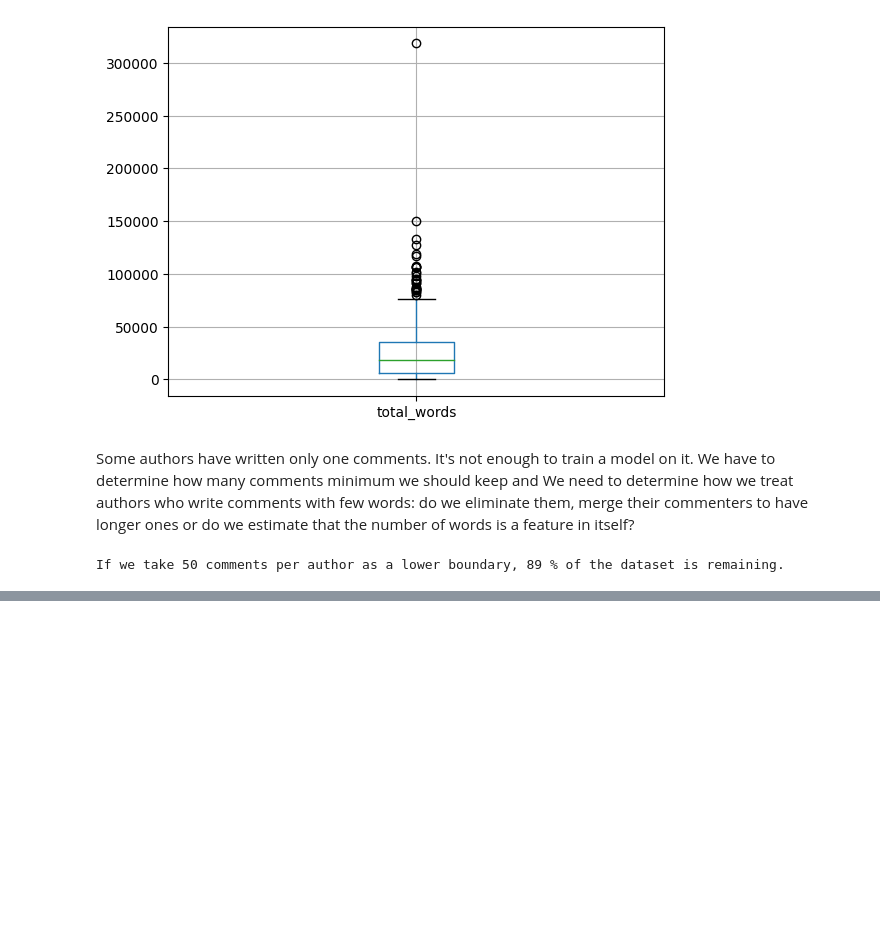
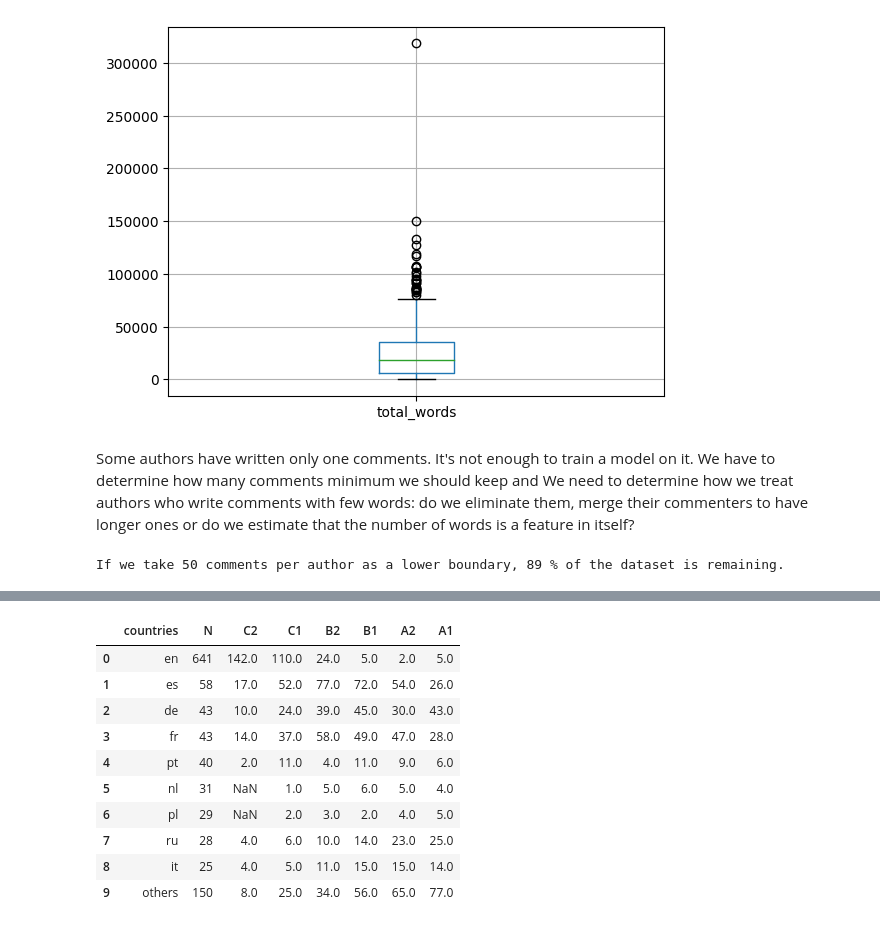
Before and after one commit to CS-433/project2-authclass, a Jupyter notebook: Arthur.ipynb, the cells around one changed output, grey strips where cells are left out. Saved outputs shown, nothing was run; the diff lists cells and outputs as text; code cells hidden in the pictures; blank space fills up the shorter version.

```diff
--- a/Arthur.ipynb
+++ b/Arthur.ipynb
@@ -137,0 +277,4 @@ If we take 50 comments per author as a lower boundary, 89 % of the dataset is re
+# %%
+main_df_final = main_df_not_na[main_df_not_na['total_words'] >= 5000]
+print('There are', len(main_df_final), 'authors who have written more than 5000 words.')
+main_df_final.head()
@@ -137,0 +307,11 @@ If we take 50 comments per author as a lower boundary, 89 % of the dataset is re
+# %%
+# Count native speakers for each language, removing the undesirable characters ', [ and ]
+native = pd.DataFrame(df_hist['N'].apply(lambda x: x.lower().strip("'][").replace("'", '').split(', ')).explode().value_counts().drop('').drop('none').reset_index())
+native.rename(columns = {'index':'countries'}, inplace = True)
+
+'''# Gathers the countries which are not in the top 10 in terms of number of commenters with more than 5000 words written
+native.iat[9, 1] = native.N.iloc[10:].sum()
+native.iat[9, 0] = 'others'
+native = native[:10]'''
+
+native.head(20)
@@ -137,0 +336,46 @@ If we take 50 comments per author as a lower boundary, 89 % of the dataset is re
+# %%
+# Count the number of C2 for each language and merge to the previous dataframe
+temp = pd.DataFrame(df_hist['C2'].apply(lambda x: x.lower().strip("'][").replace("'", '').split(', ')).explode().value_counts().drop('').reset_index())
+hist = native.merge(temp, left_on = 'countries', right_on = 'index', how = 'left').drop('index', axis = 1)
+
+# Count the number of C1 for each language and merge to the previous dataframe
+temp = pd.DataFrame(df_hist['C1'].apply(lambda x: x.lower().strip("'][").replace("'", '').split(', ')).explode().value_counts().drop('').drop('none').reset_index())
+hist = hist.merge(temp, left_on = 'countries', right_on = 'index', how = 'left').drop('index', axis = 1)
+
+# Count the number of B2 for each language and merge to the previous dataframe
+temp = pd.DataFrame(df_hist['B2'].apply(lambda x: x.lower().strip("'][").replace("'", '').split(', ')).explode().value_counts().drop('').reset_index())
+hist = hist.merge(temp, left_on = 'countries', right_on = 'index', how = 'left').drop('index', axis = 1)
+
+# Count the number of B1 for each language and merge to the previous dataframe
+temp = pd.DataFrame(df_hist['B1'].apply(lambda x: x.lower().strip("'][").replace("'", '').split(', ')).explode().value_counts().drop('').drop('none').reset_index())
+hist = hist.merge(temp, left_on = 'countries', right_on = 'index', how = 'left').drop('index', axis = 1)
+
+# Count the number of A2 for each language and merge to the previous dataframe
+temp = pd.DataFrame(df_hist['A2'].apply(lambda x: x.lower().strip("'][").replace("'", '').split(', ')).explode().value_counts().drop('').drop('none').reset_index())
+hist = hist.merge(temp, left_on = 'countries', right_on = 'index', how = 'left').drop('index', axis = 1)
+
+# Count the number of A1 for each language and merge to the previous dataframe
+temp = pd.DataFrame(df_hist['A1'].apply(lambda x: x.lower().strip("'][").replace("'", '').split(', ')).explode().value_counts().drop('').drop('none').reset_index())
+hist = hist.merge(temp, left_on = 'countries', right_on = 'index', how = 'left').drop('index', axis = 1)
+
+
+# Gathers the countries which are not in the top 10 in terms of number of commenters with more than 5000 words written
+hist.iloc[9] = hist.iloc[9:].sum()
+hist.iat[9, 0] = 'others'
+hist = hist[:10]
+
+hist.set_index('countries')
+
+hist
+# %% [output]
+|  | countries | N | C2 | C1 | B2 | B1 | A2 | A1 |
+| 0 | en | 641 | 142.0 | 110.0 | 24.0 | 5.0 | 2.0 | 5.0 |
+| 1 | es | 58 | 17.0 | 52.0 | 77.0 | 72.0 | 54.0 | 26.0 |
+| 2 | de | 43 | 10.0 | 24.0 | 39.0 | 45.0 | 30.0 | 43.0 |
+| 3 | fr | 43 | 14.0 | 37.0 | 58.0 | 49.0 | 47.0 | 28.0 |
+| 4 | pt | 40 | 2.0 | 11.0 | 4.0 | 11.0 | 9.0 | 6.0 |
+| 5 | nl | 31 | NaN | 1.0 | 5.0 | 6.0 | 5.0 | 4.0 |
+| 6 | pl | 29 | NaN | 2.0 | 3.0 | 2.0 | 4.0 | 5.0 |
+| 7 | ru | 28 | 4.0 | 6.0 | 10.0 | 14.0 | 23.0 | 25.0 |
+| 8 | it | 25 | 4.0 | 5.0 | 11.0 | 15.0 | 15.0 | 14.0 |
+| 9 | others | 150 | 8.0 | 25.0 | 34.0 | 56.0 | 65.0 | 77.0 |
```
Also changed, not shown: parts of 17 cells of this notebook.
